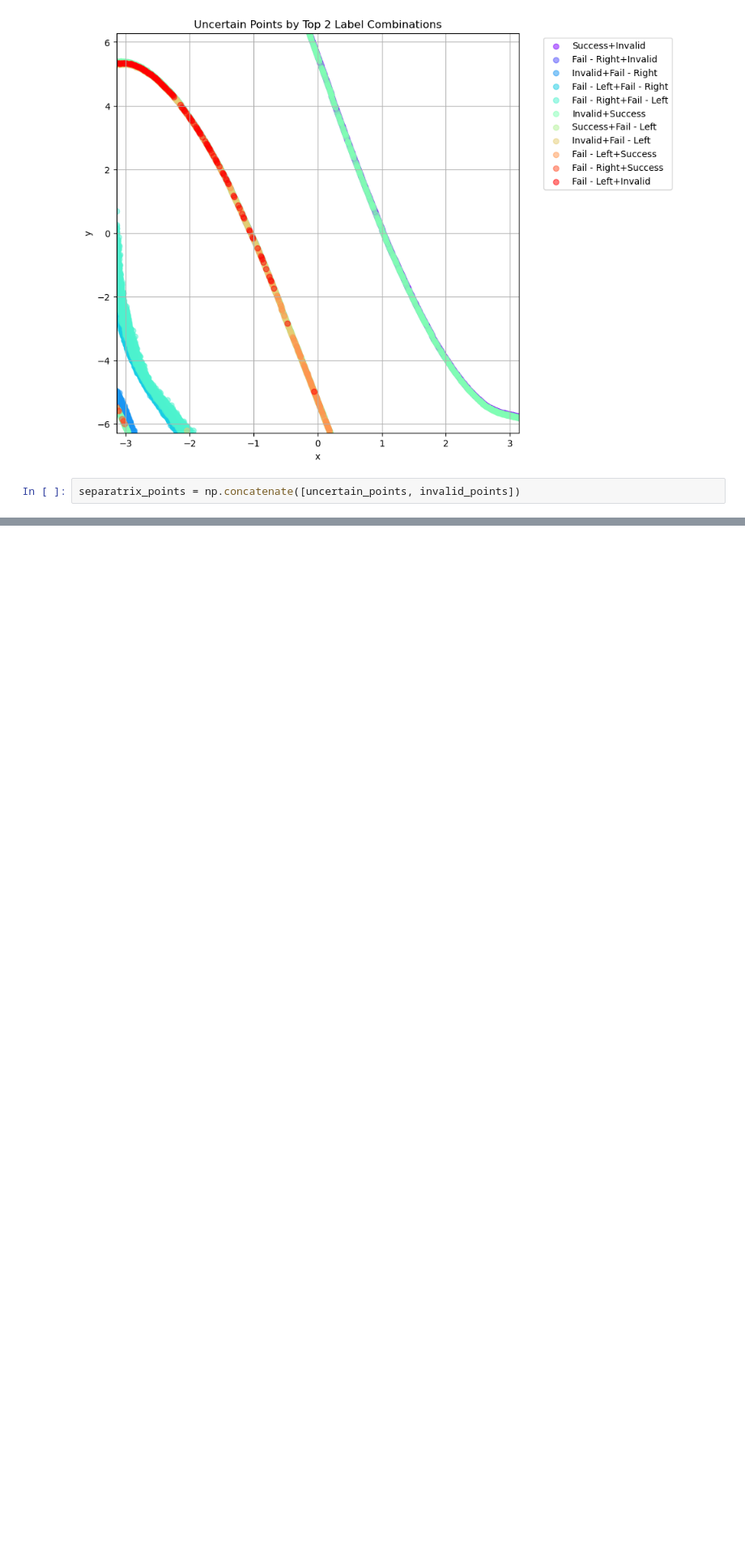
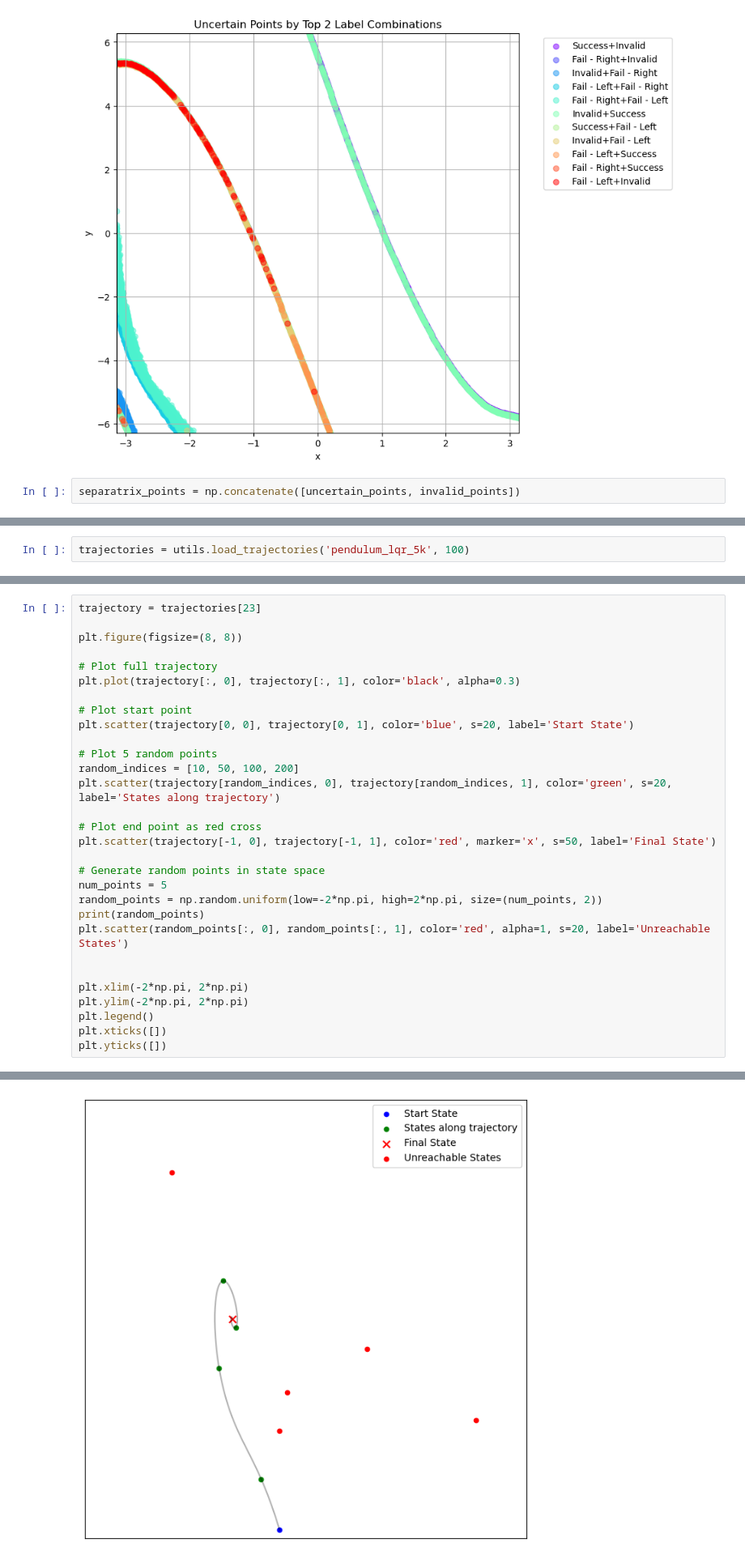
Before and after one commit to PRX-Kinodynamic/Generative-Motion-Planner, a Jupyter notebook: scripts/RoA.ipynb, the cells around one changed output, grey strips where cells are left out. Shown at 81% size. Cells and saved outputs as stored; diff of their text form; blank space fills up the shorter version.

```diff
--- a/scripts/RoA.ipynb
+++ b/scripts/RoA.ipynb
@@ -339,0 +328,2 @@ NameError: name 'generated_trajs' is not defined
+# %%
+trajectories = utils.load_trajectories('pendulum_lqr_5k', 100)
@@ -339,0 +332,31 @@ NameError: name 'generated_trajs' is not defined
+# %%
+trajectory = trajectories[23]
+
+plt.figure(figsize=(8, 8))
+
+# Plot full trajectory
+plt.plot(trajectory[:, 0], trajectory[:, 1], color='black', alpha=0.3)
+
+# Plot start point
+plt.scatter(trajectory[0, 0], trajectory[0, 1], color='blue', s=20, label='Start State')
+
+# Plot 5 random points
+random_indices = [10, 50, 100, 200]
+plt.scatter(trajectory[random_indices, 0], trajectory[random_indices, 1], color='green', s=20, label='States along trajectory')
+
+# Plot end point as red cross
+plt.scatter(trajectory[-1, 0], trajectory[-1, 1], color='red', marker='x', s=50, label='Final State')
+
+# Generate random points in state space
+num_points = 5
+random_points = np.random.uniform(low=-2*np.pi, high=2*np.pi, size=(num_points, 2))
+print(random_points)
+plt.scatter(random_points[:, 0], random_points[:, 1], color='red', alpha=1, s=20, label='Unreachable States')
+
+
+plt.xlim(-2*np.pi, 2*np.pi)
+plt.ylim(-2*np.pi, 2*np.pi)
+plt.legend()
+plt.xticks([])
+plt.yticks([])
+# %% [output]
@@ -339,0 +369 @@ NameError: name 'generated_trajs' is not defined
+[figure, added]
```
Also changed, not shown: parts of 14 cells of this notebook, 46 other files.
